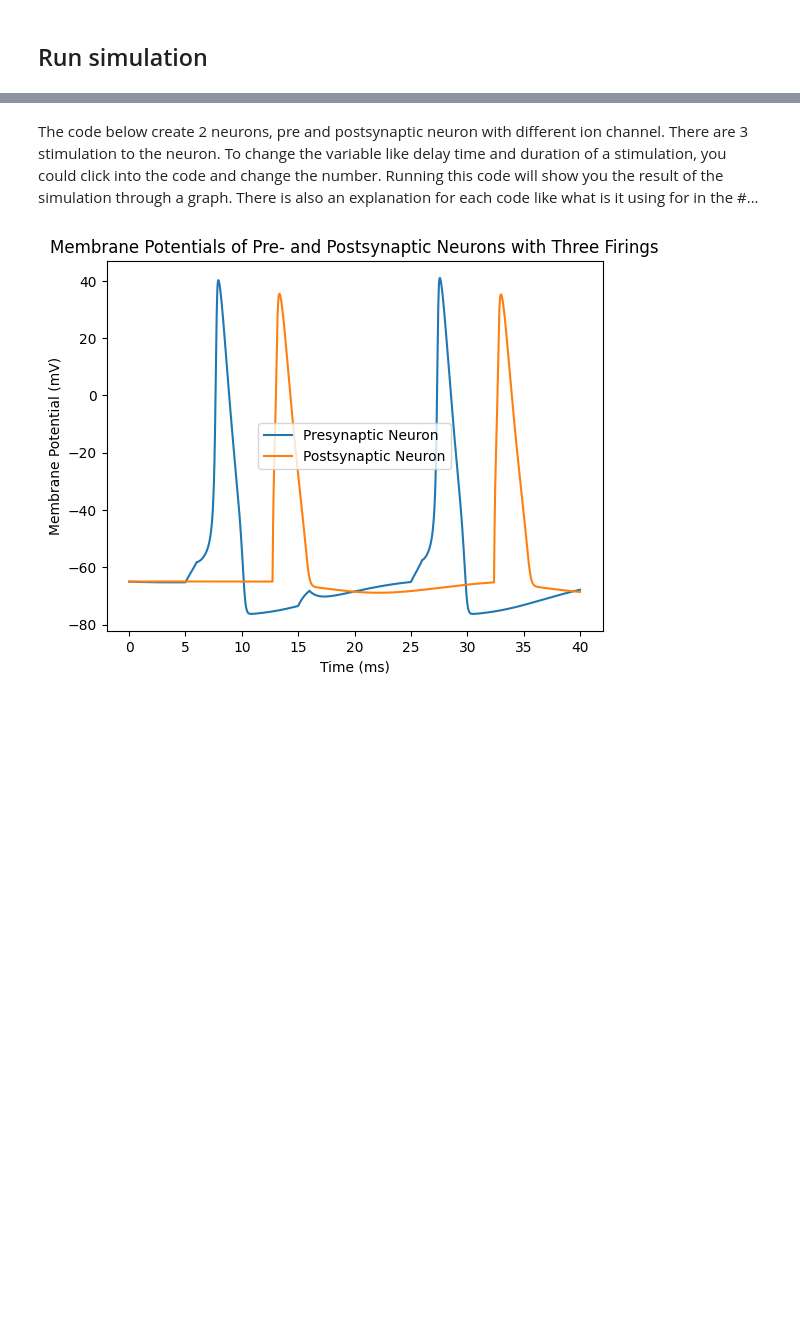
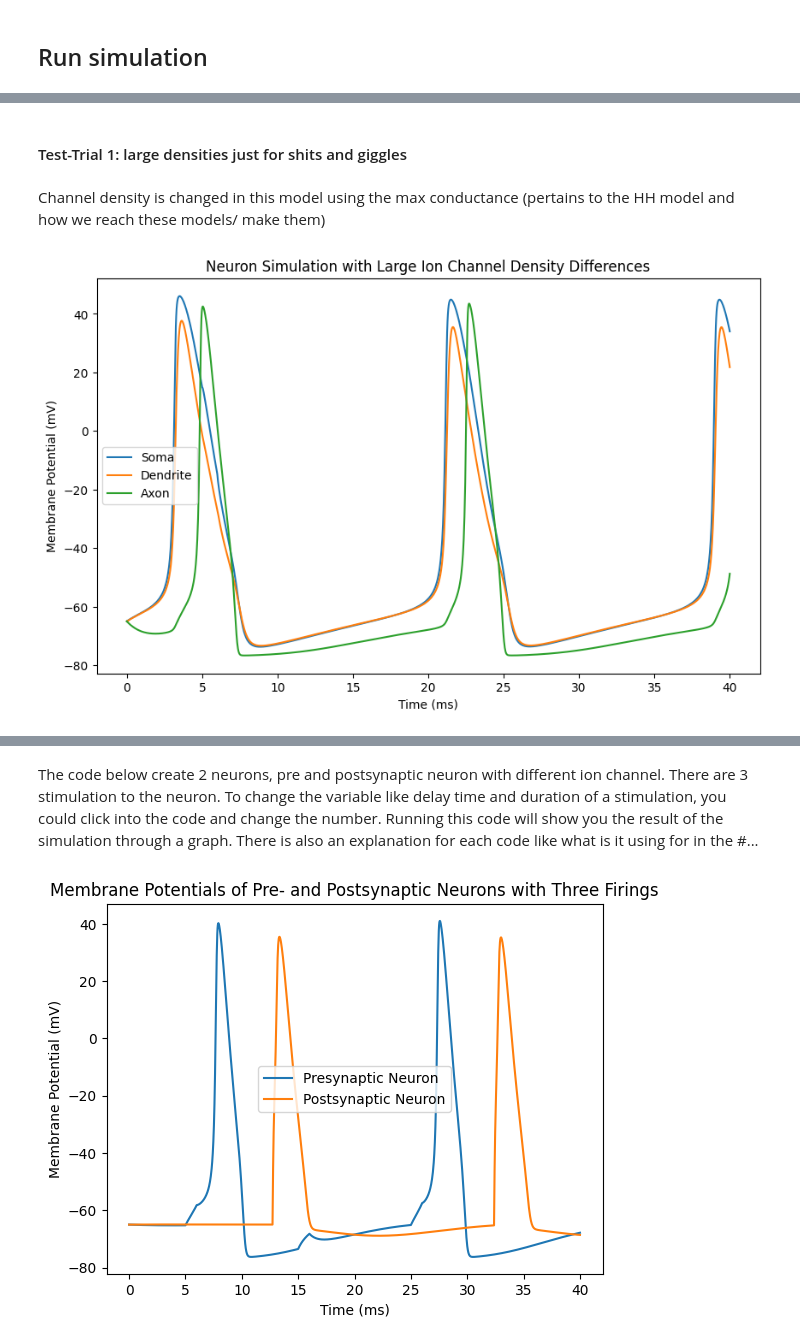
Before and after one commit to yengiang/COMP415-Project, a Jupyter notebook: NEURON_guide.ipynb, the cells around one changed output, grey strips where cells are left out. Saved outputs shown, nothing was run; the diff lists cells and outputs as text; code cells hidden in the pictures; blank space fills up the shorter version.

Commit message:
Update NEURON_guide.ipynb
Update the ion channel variable

```diff
--- a/NEURON_guide.ipynb
+++ b/NEURON_guide.ipynb
@@ -32,0 +76,76 @@ import matplotlib.pyplot as plt
+# %% [markdown]
+#### Test-Trial 1: large densities just for shits and giggles
+# %% [markdown]
+Channel density is changed in this model using the max conductance (pertains to the HH model and how we reach these models/ make them)
+# %%
+# Create sections: soma, dendrites, and axon
+soma = h.Section(name='soma')
+dend = h.Section(name='dend')
+axon = h.Section(name='axon')
+
+
+# Define section geometry
+soma.L = soma.diam = 20  # Soma is spherical, diameter = 20 µm
+dend.L = 200             # Dendrite length = 200 µm
+dend.diam = 2            # Dendrite diameter = 2 µm
+axon.L = 1000            # Axon length = 1000 µm
+axon.diam = 1            # Axon diameter = 1 µm
+
+
+# Connect the sections
+dend.connect(soma(0))    # Connect dendrite to soma
+axon.connect(soma(1))    # Connect axon to soma
+
+
+# Insert ion channels
+soma.insert('hh')  # Insert Hodgkin-Huxley mechanism in soma
+dend.insert('hh')  # Insert Hodgkin-Huxley mechanism in dendrite
+axon.insert('hh')  # Insert Hodgkin-Huxley mechanism in axon
+
+
+# Vary ion channel densities significantly
+for seg in soma:
+   seg.hh.gnabar = 0.25  # High sodium channel density (S/cm^2)
+   seg.hh.gkbar = 0.01   # Low potassium channel density (S/cm^2)
+
+
+for seg in dend:
+   seg.hh.gnabar = 0.01  # Very low sodium channel density (S/cm^2)
+   seg.hh.gkbar = 0.005  # Very low potassium channel density (S/cm^2)
+
+
+for seg in axon:
+   seg.hh.gnabar = 0.3   # Very high sodium channel density (S/cm^2)
+   seg.hh.gkbar = 0.1    # High potassium channel density (S/cm^2)
+
+
+# Add a current clamp to the soma
+stim = h.IClamp(soma(0.5))  # Place the stimulator at the middle of the soma
+stim.delay = 5.0           # Start of stimulation (ms)
+stim.dur = 1.0             # Duration of stimulation (ms)
+stim.amp = 0.5             # Amplitude of current (nA)
+
+
+# Record membrane potentials
+soma_v = h.Vector().record(soma(0.5)._ref_v)  # Record voltage at soma
+dend_v = h.Vector().record(dend(0.5)._ref_v)  # Record voltage at dendrite
+axon_v = h.Vector().record(axon(0.5)._ref_v)  # Record voltage at axon
+t = h.Vector().record(h._ref_t)               # Record time
+
+
+# Simulation control
+h.tstop = 40.0  # Simulation time (ms)
+h.run()
+
+# Plot results
+plt.figure(figsize=(10, 6))
+plt.plot(t, soma_v, label="Soma")
+plt.plot(t, dend_v, label="Dendrite")
+plt.plot(t, axon_v, label="Axon")
+plt.xlabel('Time (ms)')
+plt.ylabel('Membrane Potential (mV)')
+plt.title('Neuron Simulation with Large Ion Channel Density Differences')
+plt.legend()
+plt.show()
+# %% [output]
+[figure, added]
```
Also changed, not shown: parts of 21 cells of this notebook.
